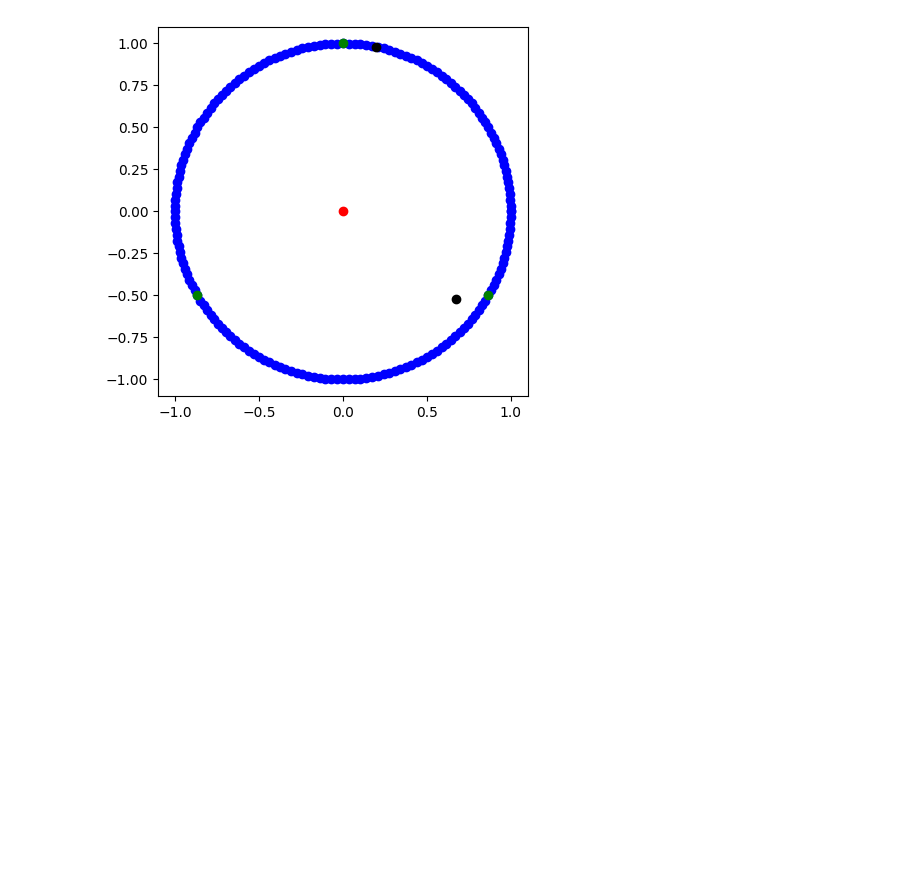
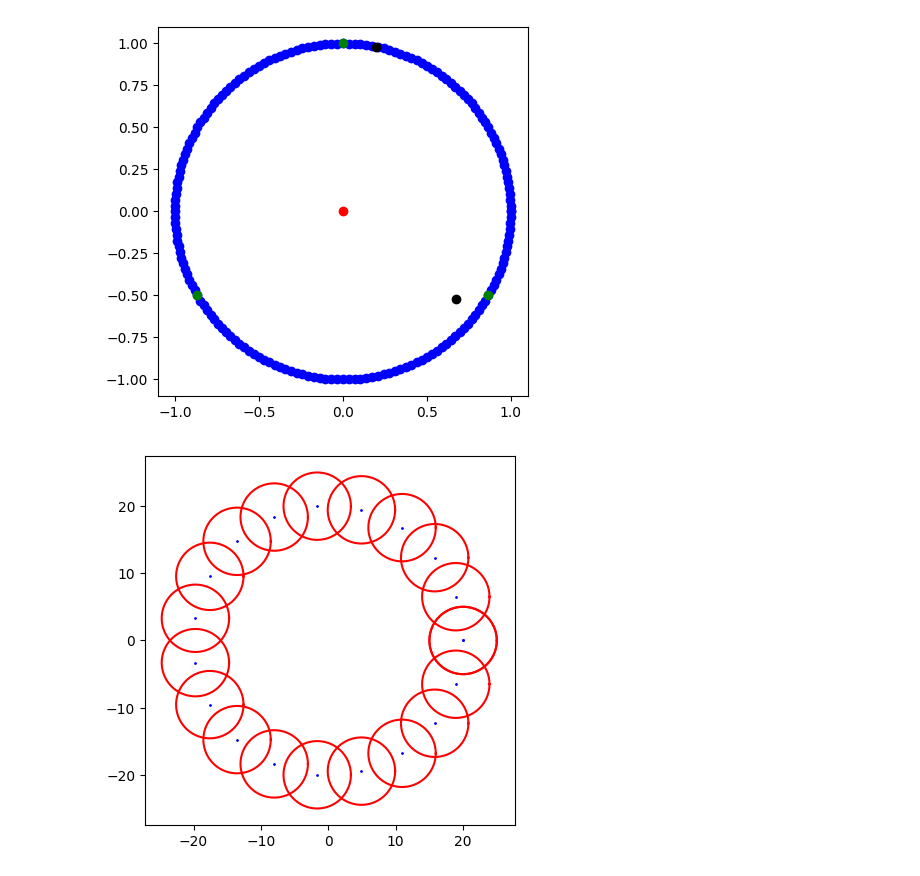
Before and after one commit to viktor-kertanov/master-math, a Jupyter notebook: self_exercises/triangles/triangles_rotation.ipynb, the cells around one changed output. Cells and saved outputs as stored; diff of their text form; code cells hidden in the pictures; blank space fills up the shorter version.

```diff
--- a/self_exercises/triangles/triangles_rotation.ipynb
+++ b/self_exercises/triangles/triangles_rotation.ipynb
@@ -155,3 +155,31 @@ plt.axis('square')
 plt.show()
 # %% [output]
 [figure]
+# %%
+n_points_circle=20
+circle_scale = 20
+theta = np.linspace(0, 2*np.pi, n_points_circle)
+circle_x = circle_scale*np.cos(theta)
+circle_y = circle_scale*np.sin(theta)
+
+triangle_median = 4
+
+plt.plot(circle_x, circle_y, 'bo', markersize=1)
+
+r_small = 5
+angles = np.linspace(0, 2*np.pi, 100)
+small_circle_x = np.cos(angles)*r_small
+small_circle_y = np.sin(angles)*r_small
+
+for point_idx in range(n_points_circle):
+    triangle_center_x = circle_x[point_idx]
+    triangle_center_y = circle_y[point_idx]
+
+    plt.plot(small_circle_x+triangle_center_x, small_circle_y+triangle_center_y, 'r')
+
+
+plt.axis('square')
+plt.savefig(f'triangle_{n_points_circle}_median_{triangle_median}_no_rotation.svg')
+plt.show()
+# %% [output]
+[figure, added]
```
Also changed, not shown: 2 other files.
